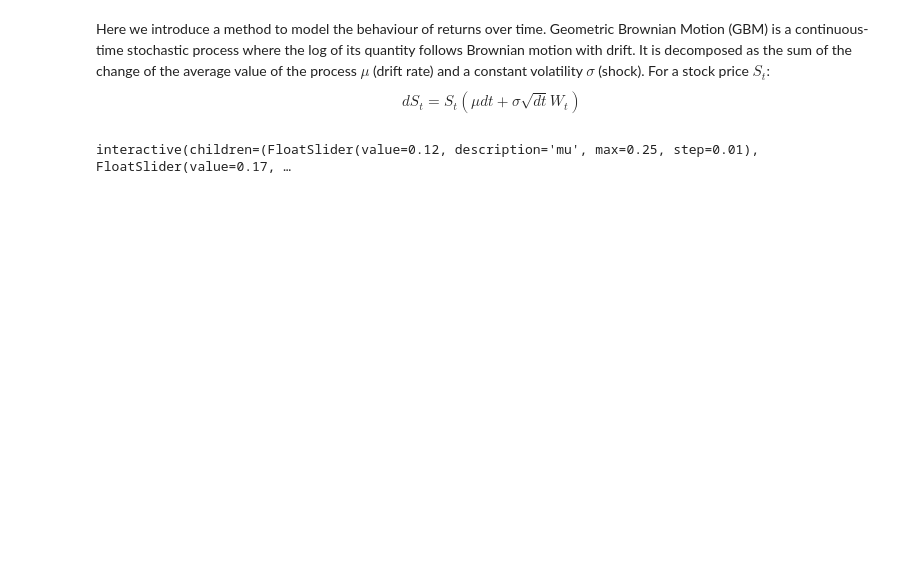
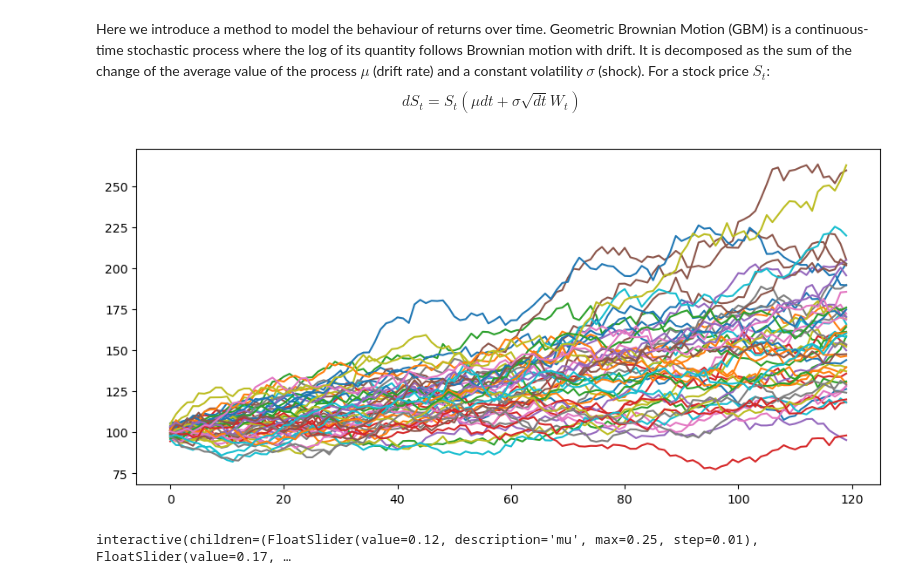
Before and after one commit to christianatanasov/algodisco, a Jupyter notebook: finance/gbm.ipynb, the cells around one changed output. Drawn from its saved outputs; the diff is of its cells as text; code cells hidden in the pictures; blank space fills up the shorter version.

```diff
--- a/finance/gbm.ipynb
+++ b/finance/gbm.ipynb
@@ -24,6 +24,11 @@ def gbm(s_0=100, mu=0.07, sigma=0.15, freq=12, years=50, n_scenarios=100):
     r = np.random.normal((1 + mu) ** dt, sigma * np.sqrt(dt), (n_steps, n_scenarios)) # Note, technically the Weiner process W_t is generated from the np.random.nromal call
     prices = s_0 * pd.DataFrame(r).cumprod()
     return prices
+# %%
+gbm(n_scenarios=50, mu=0.05, sigma=0.075, years=10).plot(legend=False, figsize=(11,5))
+plt.show()
+# %% [output]
+[figure, added]
 # %%
 gbm_wrap = lambda mu, sigma, freq, years, n_scenarios: gbm(100, mu, sigma, freq, years, n_scenarios).plot(legend=False, figsize=(11,5))
 widgets.interactive(gbm_wrap, mu=(0, 0.25, 0.01), sigma=(0, 0.35, 0.01), freq=(1, 12, 1), years=(2, 50, 1), n_scenarios=(1, 150, 1))
```
